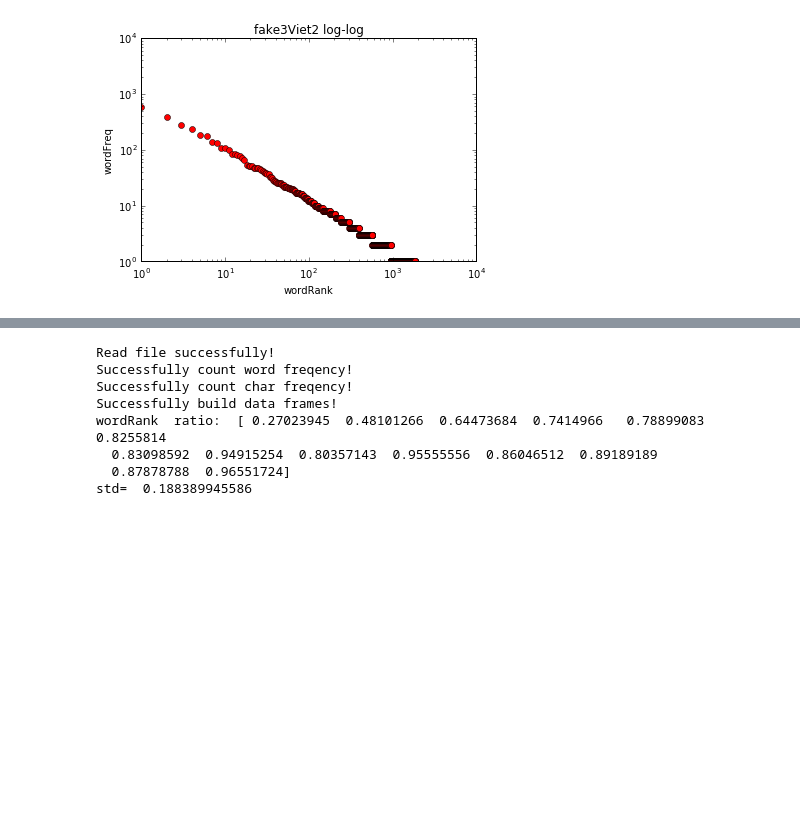
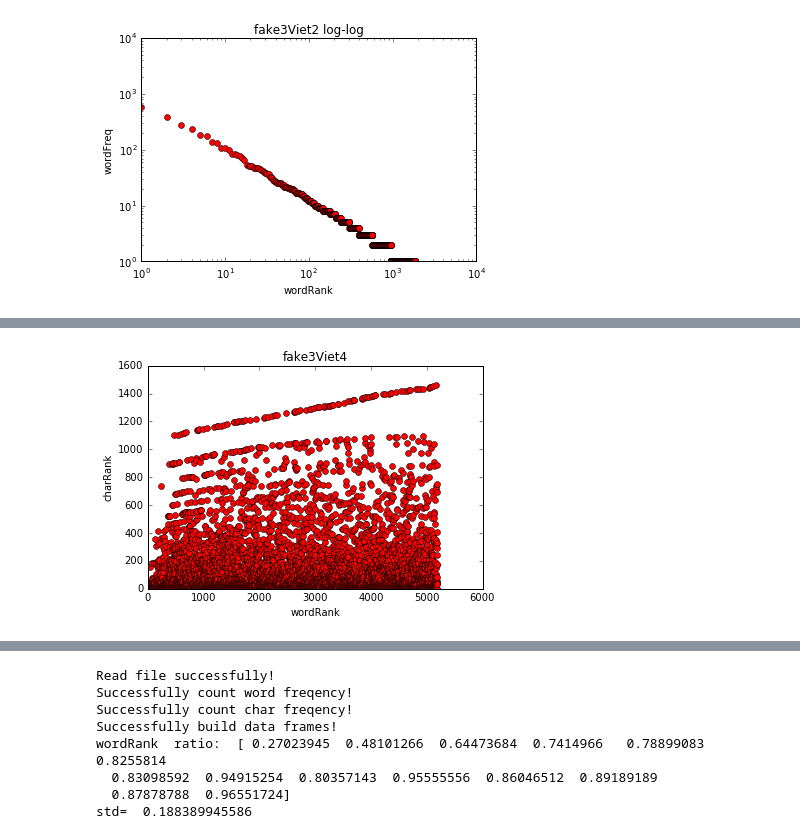
Before and after one commit to godofhoe/shanjgit-coolest-FF7, a Jupyter notebook: Viet_fake_count_2016_Dec_8.ipynb, the cells around one changed output, grey strips where cells are left out. Cells and saved outputs as stored; diff of their text form; code cells hidden in the pictures; blank space fills up the shorter version.

```diff
--- a/Viet_fake_count_2016_Dec_8.ipynb
+++ b/Viet_fake_count_2016_Dec_8.ipynb
@@ -287,3 +286,12 @@ array([  1.83600000e+03,   5.17429194e-01,   6.04210526e-01,
 draw(big,feature = "wordFreq",log = True, x_label = "wordRank", y_label = "wordFreq", title = "fake3Viet2 log-log")
 # %% [output]
 [figure]
+# %%
+#encode = "UTF-16" #(1)
+encode = "UTF-8"   #(2)
+##if anything goes into trouble, use (1) instead of (2), and vise versa.
+filename = "fake3char_Viet4.txt" #change filename when you want to get statictical information of another
+##text file.
+big, char, word = main(filename,encode)
+draw(big,feature = "0th_char_rank",log = False, x_label = "wordRank", y_label = "charRank", title = "fake3Viet4")
+# %% [output]
@@ -289,0 +302 @@ draw(big,feature = "wordFreq",log = True, x_label = "wordRank", y_label = "wordF
+[figure, added]
```
Also changed, not shown: parts of 5 cells of this notebook.
